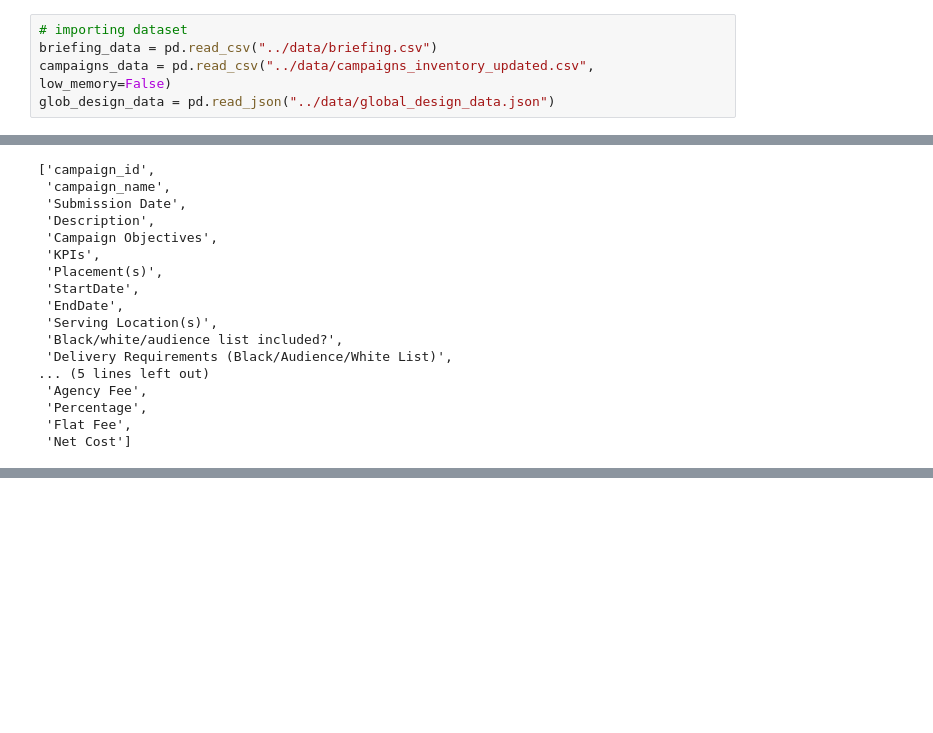
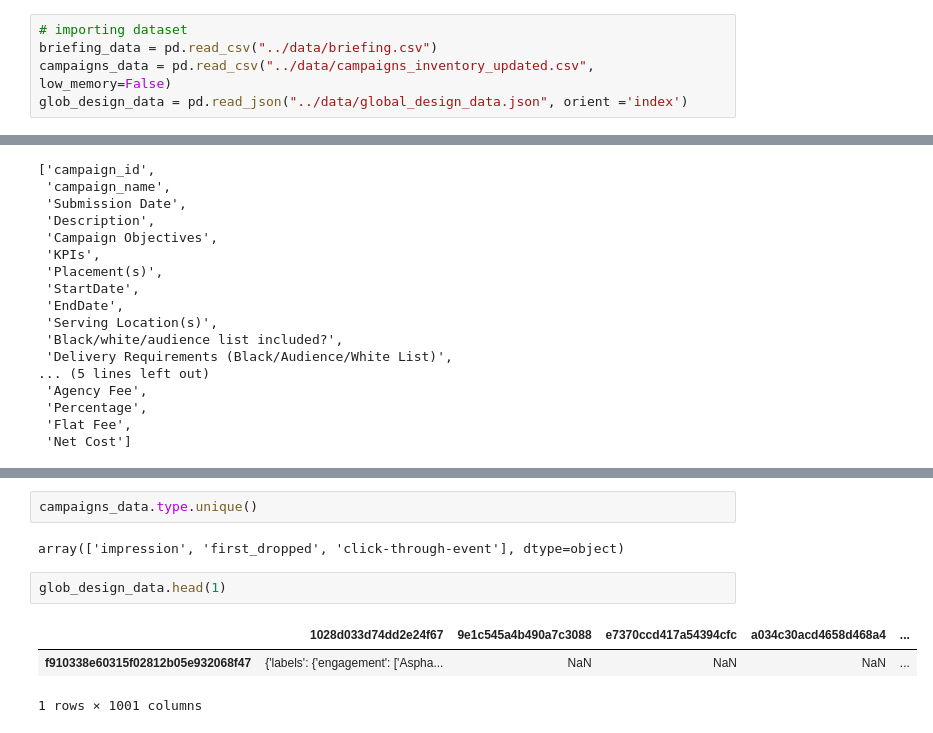
Before and after one commit to meriab21/adludio-DE-challenge, a Jupyter notebook: notebook/data_exploration.ipynb, the cells around one changed output, grey strips where cells are left out. Saved outputs shown, nothing was run; the diff lists cells and outputs as text; blank space fills up the shorter version.

Commit message:
exploring data

```diff
--- a/notebook/data_exploration.ipynb
+++ b/notebook/data_exploration.ipynb
@@ -7,7 +7,7 @@ import pandas as pd
 # importing dataset
 briefing_data = pd.read_csv("../data/briefing.csv")
 campaigns_data = pd.read_csv("../data/campaigns_inventory_updated.csv", low_memory=False)
-glob_design_data = pd.read_json("../data/global_design_data.json")
+glob_design_data = pd.read_json("../data/global_design_data.json", orient ='index')
 # %%
 #Observing briefings dataset
 print(briefing_data.shape)
@@ -46,0 +72,10 @@ campaigns_data.head()
+# %%
+campaigns_data.type.unique()
+# %% [output]
+array(['impression', 'first_dropped', 'click-through-event'], dtype=object)
+# %%
+glob_design_data.head(1)
+# %% [output]
+|  | 1028d033d74dd2e24f67 | 9e1c545a4b490a7c3088 | e7370ccd417a54394cfc | a034c30acd4658d468a4 | ... |
+| f910338e60315f02812b05e932068f47 | {'labels': {'engagement': ['Aspha... | NaN | NaN | NaN | ... |
+1 rows × 1001 columns
```
Also changed, not shown: parts of 4 cells of this notebook, 35 other files.
